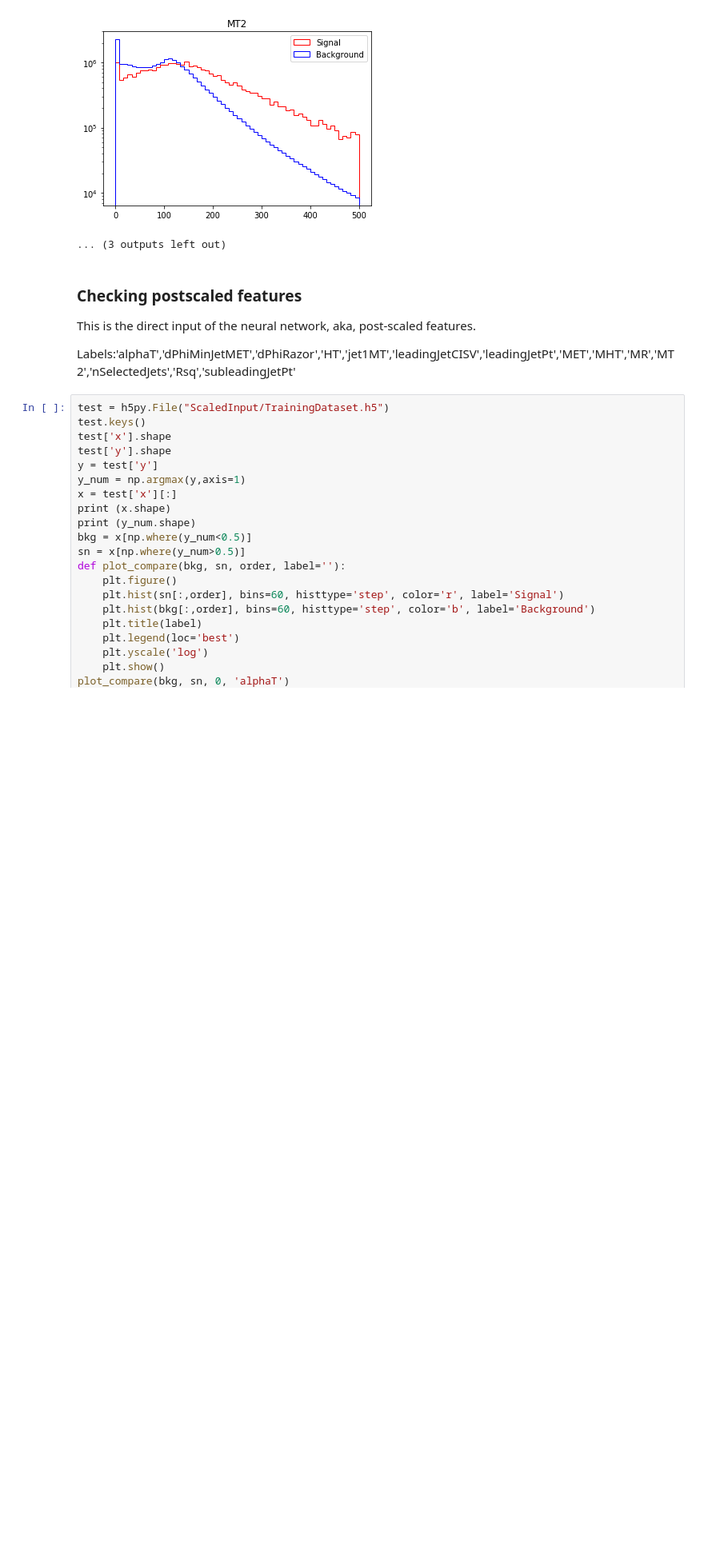
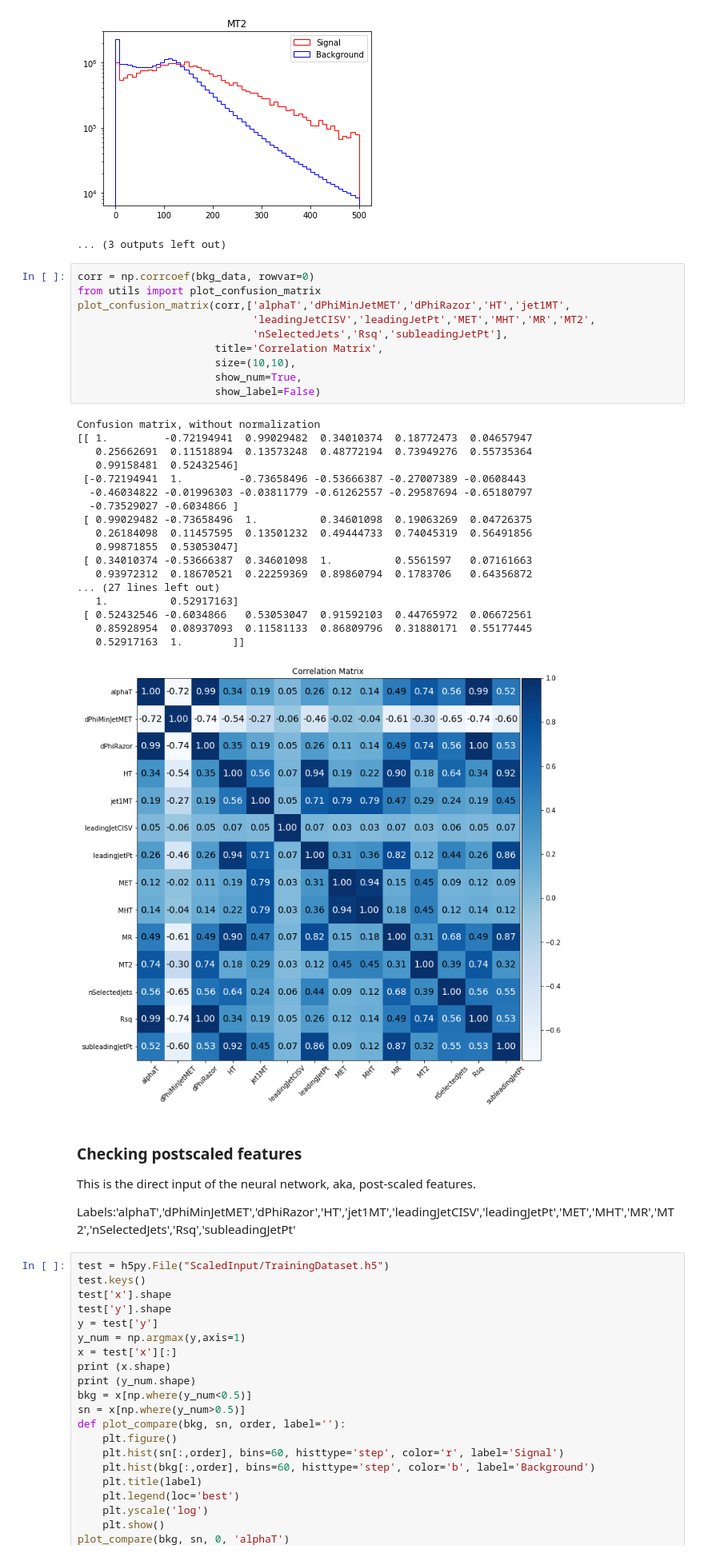
Before and after one commit to RazorCMS/DeepAnalyzer, a Jupyter notebook: keras/Visualization.ipynb, the cells around one changed output. Shown at 80% size. Drawn from its saved outputs; the diff is of its cells as text; blank space fills up the shorter version.

Commit message:
Add correlation matrix

```diff
--- a/keras/Visualization.ipynb
+++ b/keras/Visualization.ipynb
@@ -57,6 +60,35 @@ data.close()
 [figure]
 [figure]
 ... (3 outputs left out)
+# %%
+corr = np.corrcoef(bkg_data, rowvar=0)
+from utils import plot_confusion_matrix
+plot_confusion_matrix(corr,['alphaT','dPhiMinJetMET','dPhiRazor','HT','jet1MT',
+                            'leadingJetCISV','leadingJetPt','MET','MHT','MR','MT2',
+                            'nSelectedJets','Rsq','subleadingJetPt'],
+                      title='Correlation Matrix',
+                      size=(10,10),
+                      show_num=True,
+                      show_label=False)
+# %% [output]
+Confusion matrix, without normalization
+[[ 1.         -0.72194941  0.99029482  0.34010374  0.18772473  0.04657947
+   0.25662691  0.11518894  0.13573248  0.48772194  0.73949276  0.55735364
+   0.99158481  0.52432546]
+ [-0.72194941  1.         -0.73658496 -0.53666387 -0.27007389 -0.0608443
+  -0.46034822 -0.01996303 -0.03811779 -0.61262557 -0.29587694 -0.65180797
+  -0.73529027 -0.6034866 ]
+ [ 0.99029482 -0.73658496  1.          0.34601098  0.19063269  0.04726375
+   0.26184098  0.11457595  0.13501232  0.49444733  0.74045319  0.56491856
+   0.99871855  0.53053047]
+ [ 0.34010374 -0.53666387  0.34601098  1.          0.5561597   0.07161663
+   0.93972312  0.18670521  0.22259369  0.89860794  0.1783706   0.64356872
+... (27 lines left out)
+   1.          0.52917163]
+ [ 0.52432546 -0.6034866   0.53053047  0.91592103  0.44765972  0.06672561
+   0.85928954  0.08937093  0.11581133  0.86809796  0.31880171  0.55177445
+   0.52917163  1.        ]]
+[figure, added]
 # %% [markdown]
 ### Checking postscaled features
 This is the direct input of the neural network, aka, post-scaled features.
```
Also changed, not shown: parts of 3 cells of this notebook.
